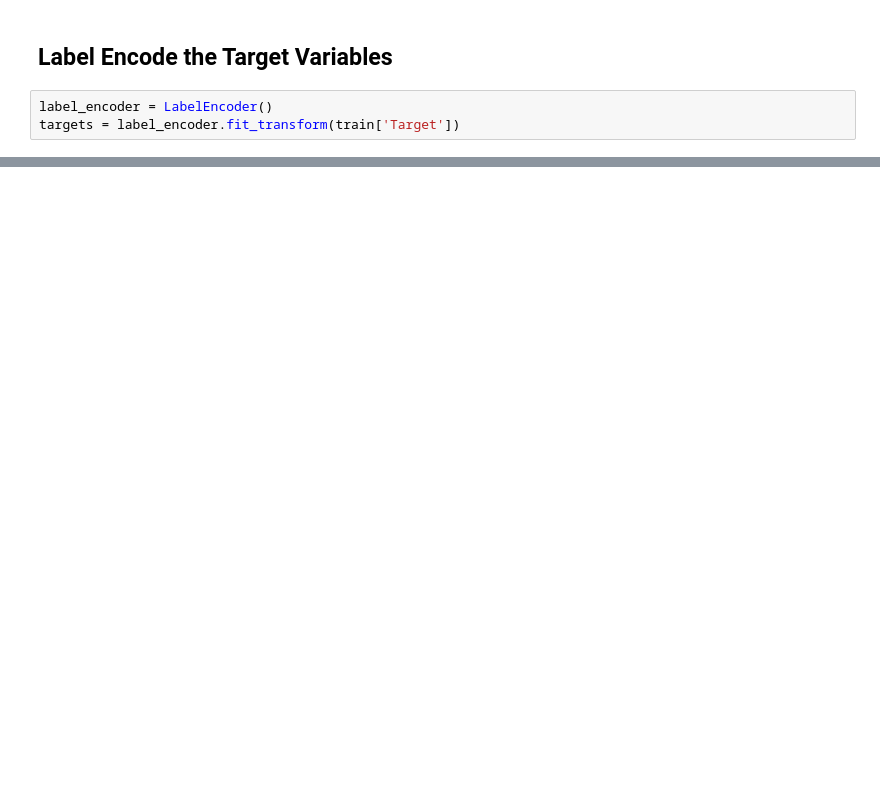
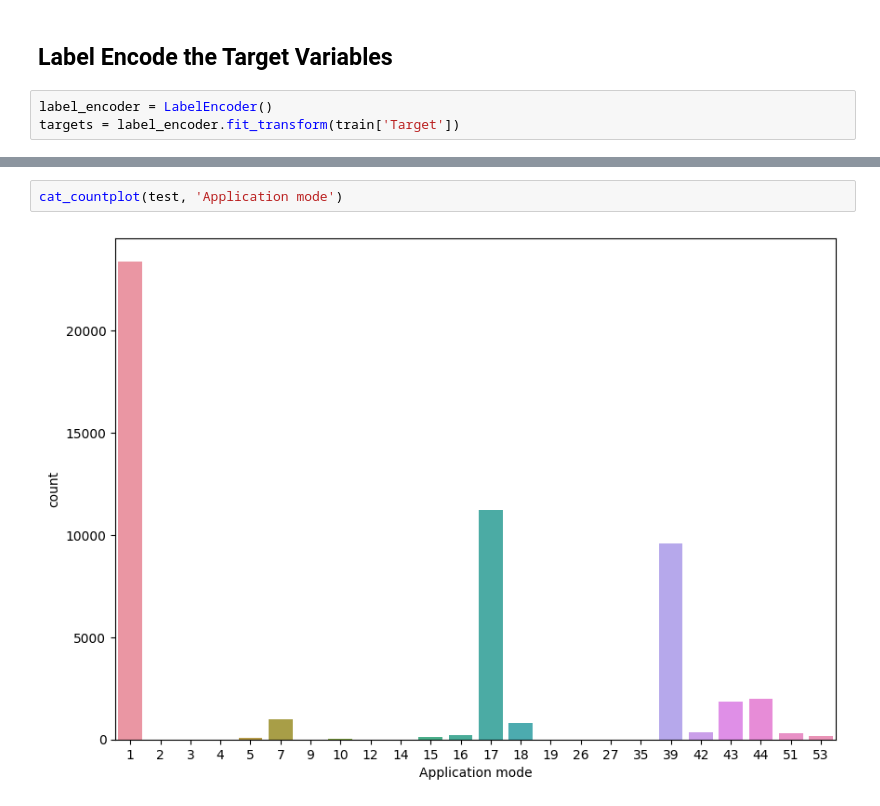
Before and after one commit to bhargav-borah/classification-with-an-academic-success-dataset, a Jupyter notebook: notebook96a5dff7e6.ipynb, the cells around one changed output, grey strips where cells are left out. Saved outputs shown, nothing was run; the diff lists cells and outputs as text; blank space fills up the shorter version.

```diff
--- a/notebook96a5dff7e6.ipynb
+++ b/notebook96a5dff7e6.ipynb
@@ -46,0 +354,4 @@ train['Marital status']
+# %%
+cat_countplot(test, 'Application mode')
+# %% [output]
+[figure, added]
```
Also changed, not shown: parts of 33 cells of this notebook.
